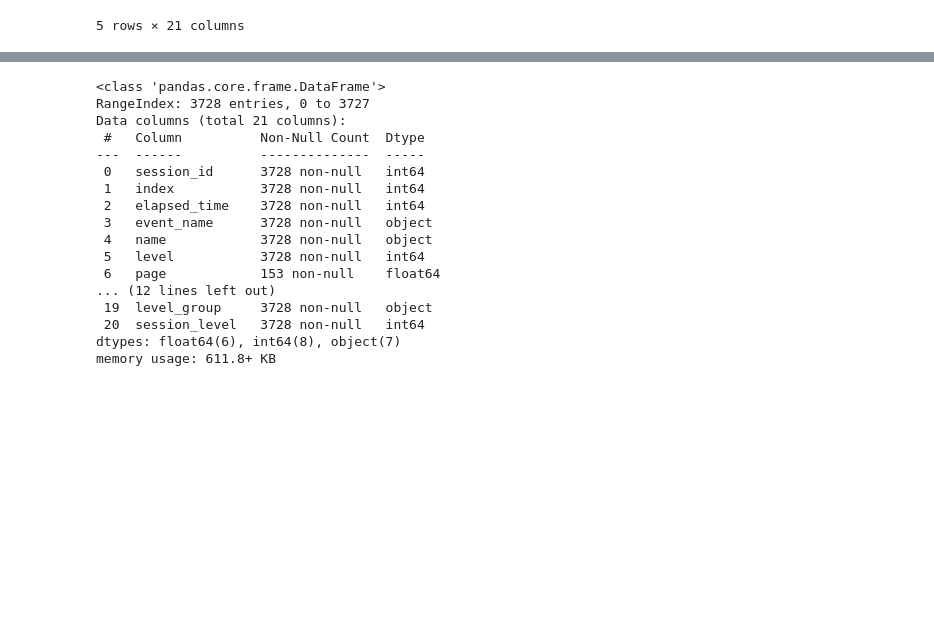
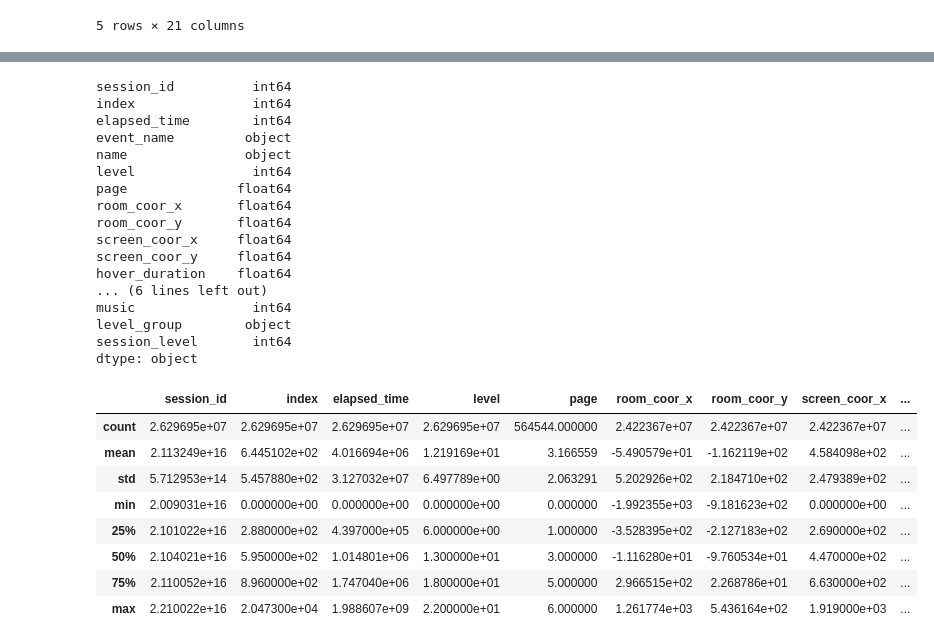
Before and after one commit to dkdkdkdkd/kaggle_study, a Jupyter notebook: predict_student_performance_game_play/data_explore.ipynb, the cells around one changed output, grey strips where cells are left out. Saved outputs shown, nothing was run; the diff lists cells and outputs as text; code cells hidden in the pictures; blank space fills up the shorter version.

```diff
--- a/predict_student_performance_game_play/data_explore.ipynb
+++ b/predict_student_performance_game_play/data_explore.ipynb
@@ -53,20 +76,20 @@ test_df.head()
 # %%
-test_df.info()
+test_df.dtypes
 # %% [output]
-<class 'pandas.core.frame.DataFrame'>
-RangeIndex: 3728 entries, 0 to 3727
-Data columns (total 21 columns):
- #   Column          Non-Null Count  Dtype
----  ------          --------------  -----
- 0   session_id      3728 non-null   int64
- 1   index           3728 non-null   int64
- 2   elapsed_time    3728 non-null   int64
- 3   event_name      3728 non-null   object
- 4   name            3728 non-null   object
- 5   level           3728 non-null   int64
- 6   page            153 non-null    float64
-... (12 lines left out)
- 19  level_group     3728 non-null   object
- 20  session_level   3728 non-null   int64
-dtypes: float64(6), int64(8), object(7)
-memory usage: 611.8+ KB
+session_id          int64
+index               int64
+elapsed_time        int64
+event_name         object
+name               object
+level               int64
+page              float64
+room_coor_x       float64
+room_coor_y       float64
+screen_coor_x     float64
+screen_coor_y     float64
+hover_duration    float64
+... (6 lines left out)
+music               int64
+level_group        object
+session_level       int64
+dtype: object
@@ -74,0 +96,12 @@ train_labels = pd.read_csv("../Data/predict_student_performance_from_game_play/t
+# %%
+train_df.describe()
+# %% [output]
+|  | session_id | index | elapsed_time | level | page | room_coor_x | room_coor_y | screen_coor_x | ... |
+| count | 2.629695e+07 | 2.629695e+07 | 2.629695e+07 | 2.629695e+07 | 564544.000000 | 2.422367e+07 | 2.422367e+07 | 2.422367e+07 | ... |
+| mean | 2.113249e+16 | 6.445102e+02 | 4.016694e+06 | 1.219169e+01 | 3.166559 | -5.490579e+01 | -1.162119e+02 | 4.584098e+02 | ... |
+| std | 5.712953e+14 | 5.457880e+02 | 3.127032e+07 | 6.497789e+00 | 2.063291 | 5.202926e+02 | 2.184710e+02 | 2.479389e+02 | ... |
+| min | 2.009031e+16 | 0.000000e+00 | 0.000000e+00 | 0.000000e+00 | 0.000000 | -1.992355e+03 | -9.181623e+02 | 0.000000e+00 | ... |
+| 25% | 2.101022e+16 | 2.880000e+02 | 4.397000e+05 | 6.000000e+00 | 1.000000 | -3.528395e+02 | -2.127183e+02 | 2.690000e+02 | ... |
+| 50% | 2.104021e+16 | 5.950000e+02 | 1.014801e+06 | 1.300000e+01 | 3.000000 | -1.116280e+01 | -9.760534e+01 | 4.470000e+02 | ... |
+| 75% | 2.110052e+16 | 8.960000e+02 | 1.747040e+06 | 1.800000e+01 | 5.000000 | 2.966515e+02 | 2.268786e+01 | 6.630000e+02 | ... |
+| max | 2.210022e+16 | 2.047300e+04 | 1.988607e+09 | 2.200000e+01 | 6.000000 | 1.261774e+03 | 5.436164e+02 | 1.919000e+03 | ... |
```
Also changed, not shown: parts of 23 cells of this notebook, 2 other files.
